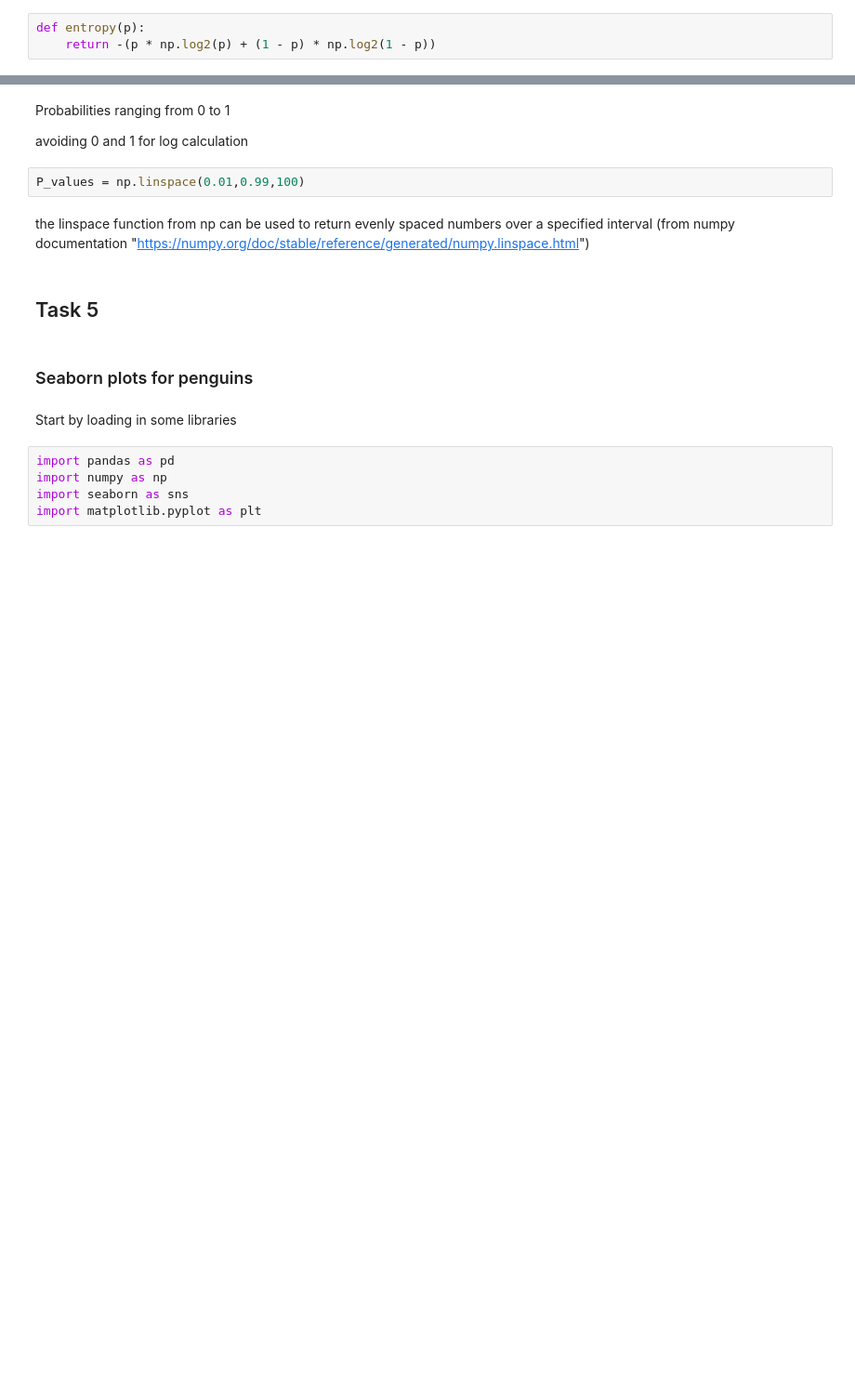
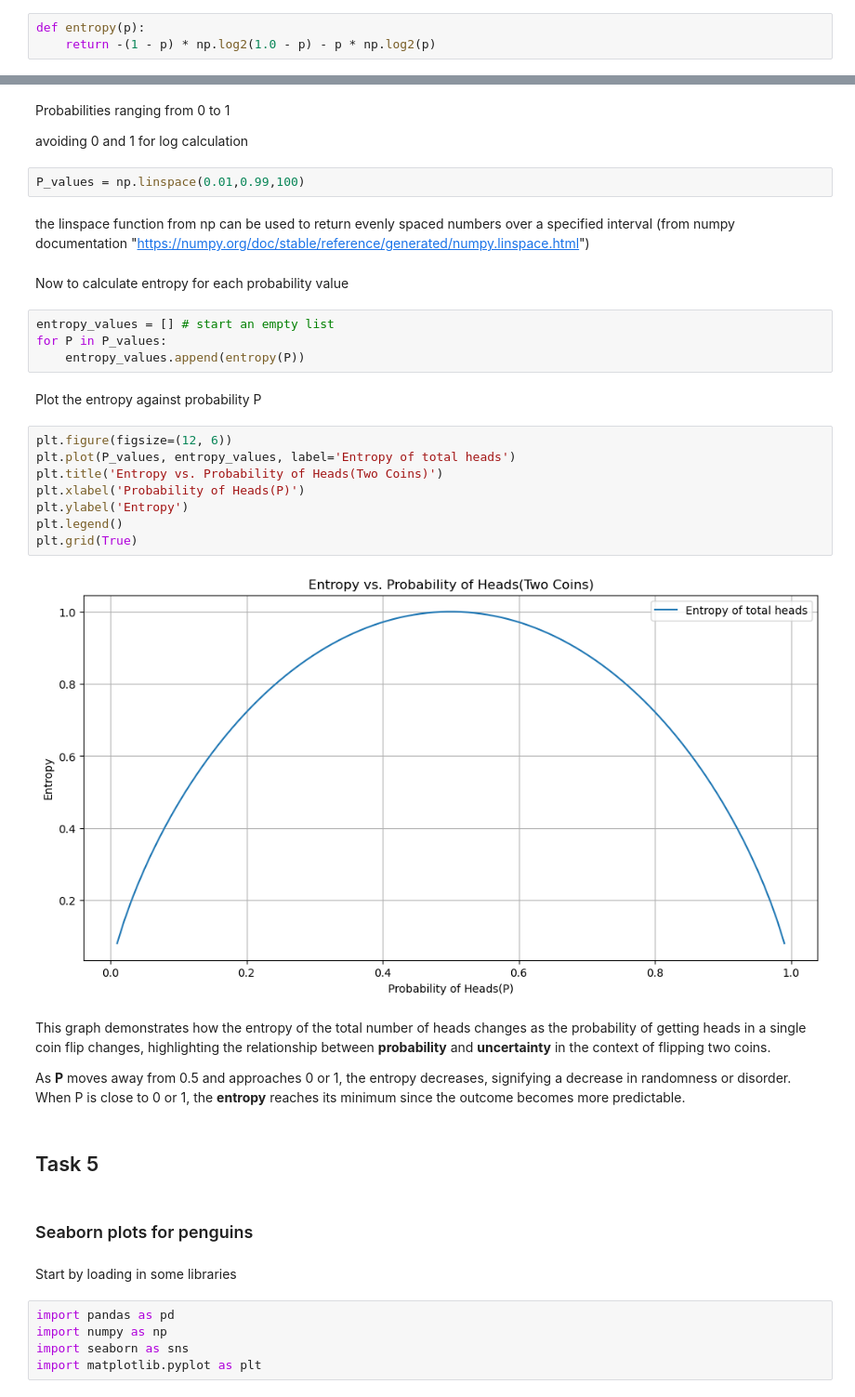
Before and after one commit to nexlanglxm/fundamentals-of-data-analysis, a Jupyter notebook: tasks.ipynb, the cells around one changed output, grey strips where cells are left out. Shown at 93% size. Drawn from its saved outputs; the diff is of its cells as text; blank space fills up the shorter version.

```diff
--- a/tasks.ipynb
+++ b/tasks.ipynb
@@ -187,3 +189,3 @@ Here is a function to calculate entropy
 # %%
 def entropy(p):
-    return -(p * np.log2(p) + (1 - p) * np.log2(1 - p))
+    return -(1 - p) * np.log2(1.0 - p) - p * np.log2(p)
@@ -195,6 +203,28 @@ Probabilities ranging from 0 to 1
 P_values = np.linspace(0.01,0.99,100)
 # %% [markdown]
 the linspace function from np can be used to return evenly spaced numbers over a specified interval (from numpy documentation "https://numpy.org/doc/stable/reference/generated/numpy.linspace.html")
+# %% [markdown]
+Now to calculate entropy for each probability value
+# %%
+entropy_values = [] # start an empty list
+for P in P_values:
+    entropy_values.append(entropy(P))
+# %% [markdown]
+Plot the entropy against probability P
+# %%
+plt.figure(figsize=(12, 6))
+plt.plot(P_values, entropy_values, label='Entropy of total heads')
+plt.title('Entropy vs. Probability of Heads(Two Coins)')
+plt.xlabel('Probability of Heads(P)')
+plt.ylabel('Entropy')
+plt.legend()
+plt.grid(True)
+# %% [output]
+[figure, added]
+# %% [markdown]
+This graph demonstrates how the entropy of the total number of heads changes as the probability of getting heads in a single coin flip changes, highlighting the relationship between **probability** and **uncertainty** in the context of flipping two coins.
+
+As **P** moves away from 0.5 and approaches 0 or 1, the entropy decreases, signifying a decrease in randomness or disorder. When P is close to 0 or 1, the **entropy** reaches its minimum since the outcome becomes more predictable.
 # %% [markdown]
 ## Task 5
 # %% [markdown]
```
Also changed, not shown: parts of 4 cells of this notebook.
